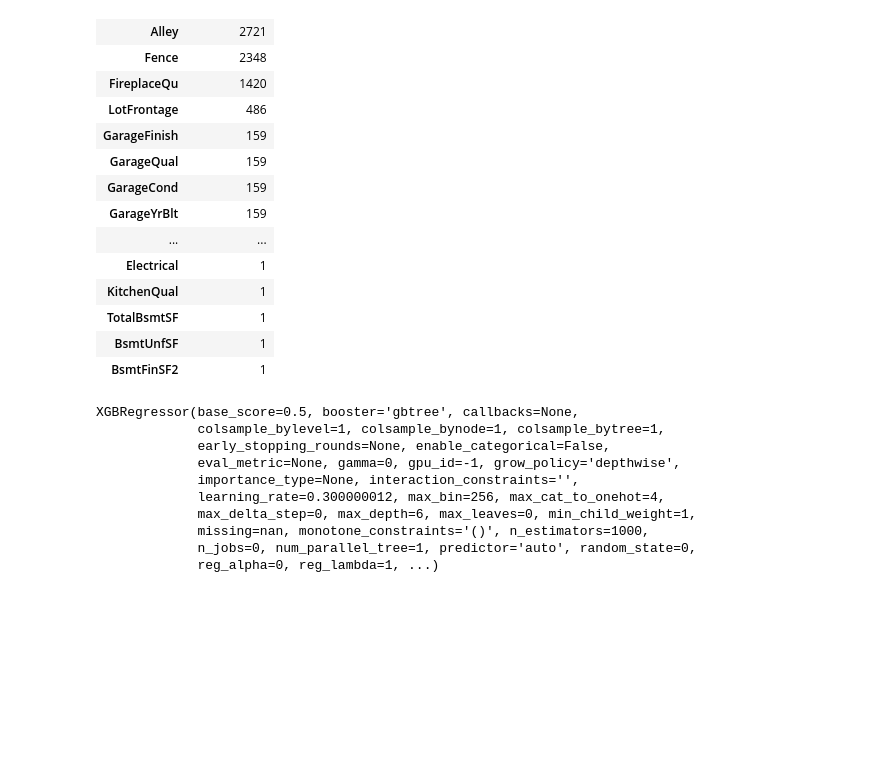
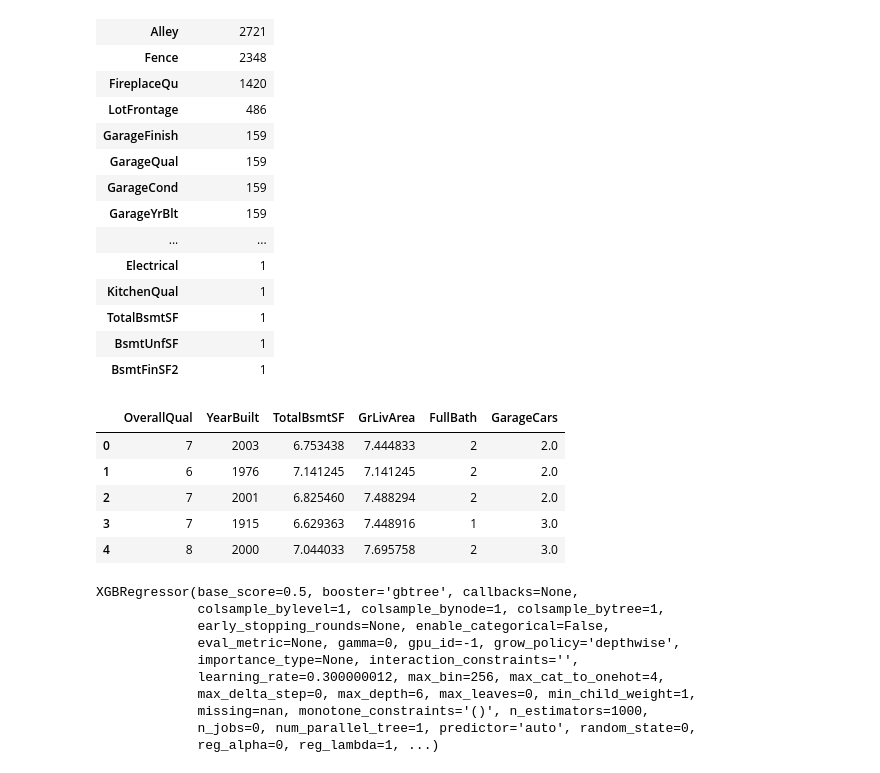
Before and after one commit to GabrielNMarchioli/First-ML-kaggle-submision, a Jupyter notebook: trying-out.ipynb, the cells around one changed output. Saved outputs shown, nothing was run; the diff lists cells and outputs as text; code cells hidden in the pictures; blank space fills up the shorter version.

```diff
--- a/trying-out.ipynb
+++ b/trying-out.ipynb
@@ -95,6 +95,15 @@ missing_data.head(30)
 # %%
 all_data = pd.get_dummies(all_data)
 all_data = all_data.fillna(all_data.mean())
+all_data_2 =all_data.drop(all_data.columns.difference(['OverallQual', 'GrLivArea', 'GarageCars', 'TotalBsmtSF', 'FullBath', 'YearBuilt']),1)
+all_data_2.head()
+# %% [output]
+|  | OverallQual | YearBuilt | TotalBsmtSF | GrLivArea | FullBath | GarageCars |
+| 0 | 7 | 2003 | 6.753438 | 7.444833 | 2 | 2.0 |
+| 1 | 6 | 1976 | 7.141245 | 7.141245 | 2 | 2.0 |
+| 2 | 7 | 2001 | 6.825460 | 7.488294 | 2 | 2.0 |
+| 3 | 7 | 1915 | 6.629363 | 7.448916 | 1 | 3.0 |
+| 4 | 8 | 2000 | 7.044033 | 7.695758 | 2 | 3.0 |
 # %%
 X_train = all_data[:train.shape[0]]
 X_test = all_data[train.shape[0]:]
```
Also changed, not shown: parts of 3 cells of this notebook.
